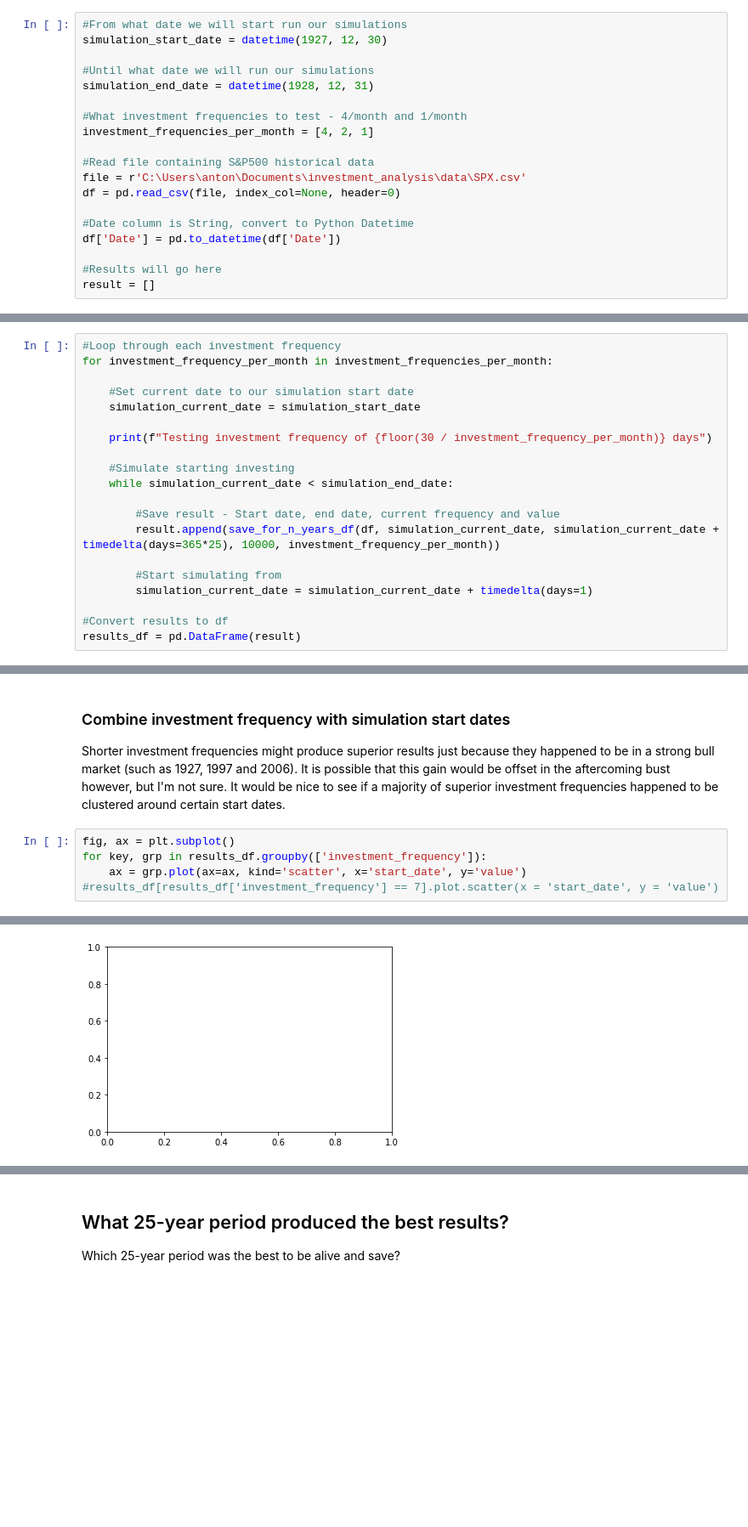
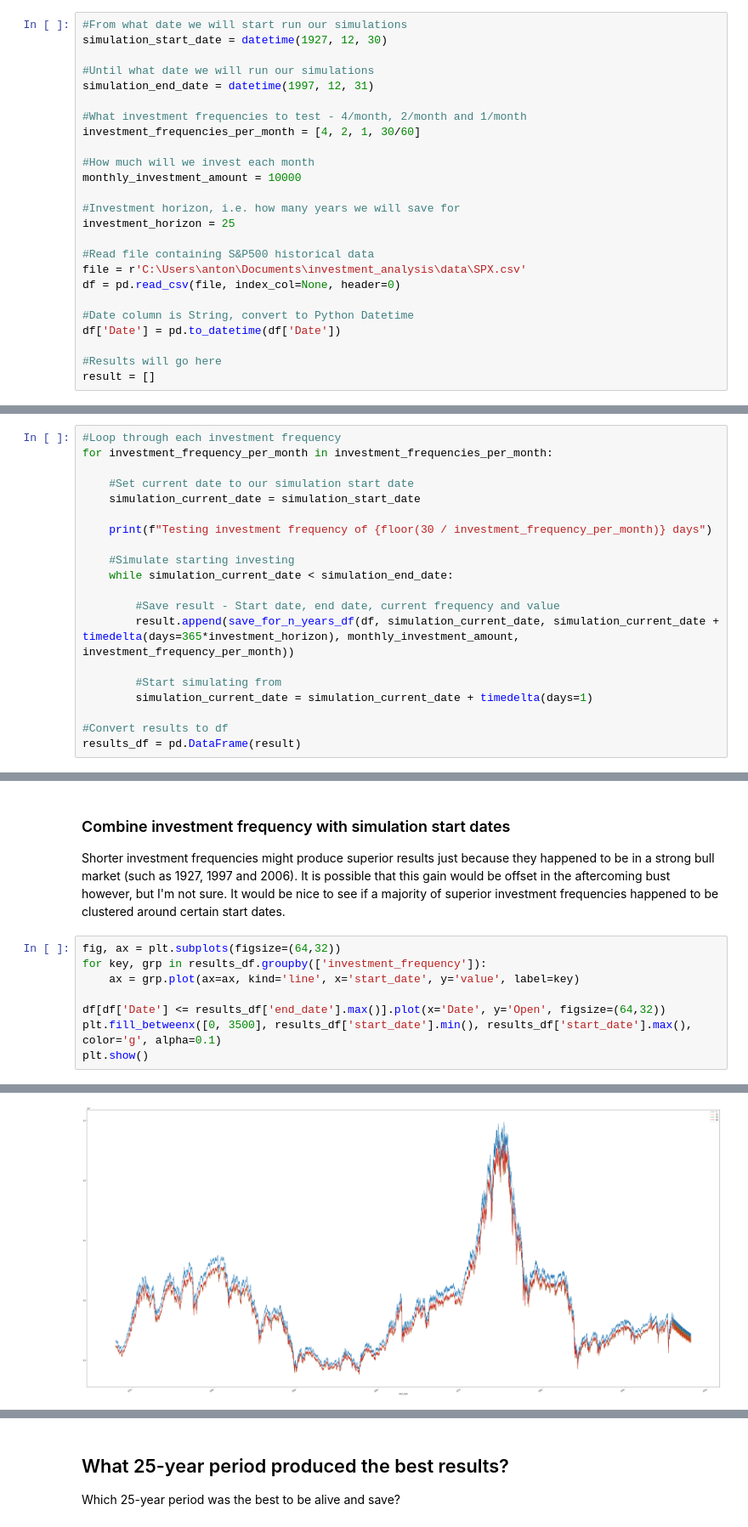
Before and after one commit to AcollaMolla/investment-analysis, a Jupyter notebook: sp500-dca-analysis.ipynb, the cells around one changed output, grey strips where cells are left out. Shown: that part at 85% size. Drawn from its saved outputs; the diff is of its cells as text; blank space fills up the shorter version.

Commit message:
[main] Plot graph showing S&P500 result

```diff
--- a/sp500-dca-analysis.ipynb
+++ b/sp500-dca-analysis.ipynb
@@ -25,10 +25,16 @@ def save_for_n_years_df(df, start_date, end_date, dca_monthly_investment_amount,
 simulation_start_date = datetime(1927, 12, 30)
 
 #Until what date we will run our simulations
-simulation_end_date = datetime(1928, 12, 31)
+simulation_end_date = datetime(1997, 12, 31)
 
-#What investment frequencies to test - 4/month and 1/month
-investment_frequencies_per_month = [4, 2, 1]
+#What investment frequencies to test - 4/month, 2/month and 1/month
+investment_frequencies_per_month = [4, 2, 1, 30/60]
+
+#How much will we invest each month
+monthly_investment_amount = 10000
+
+#Investment horizon, i.e. how many years we will save for
+investment_horizon = 25
 
 #Read file containing S&P500 historical data
 file = r'C:\Users\anton\Documents\investment_analysis\data\SPX.csv'
@@ -54,7 +60,7 @@ for investment_frequency_per_month in investment_frequencies_per_month:
     while simulation_current_date < simulation_end_date:
 
         #Save result - Start date, end date, current frequency and value
-        result.append(save_for_n_years_df(df, simulation_current_date, simulation_current_date + timedelta(days=365*25), 10000, investment_frequency_per_month))
+        result.append(save_for_n_years_df(df, simulation_current_date, simulation_current_date + timedelta(days=365*investment_horizon), monthly_investment_amount, investment_frequency_per_month))
 
         #Start simulating from
         simulation_current_date = simulation_current_date + timedelta(days=1)
@@ -125,8 +132,11 @@ plt.fill_betweenx([0, height.max()], ci[0], ci[1], color='g', alpha=0.1)
 ### Combine investment frequency with simulation start dates
 <p>Shorter investment frequencies might produce superior results just because they happened to be in a strong bull market (such as 1927, 1997 and 2006). It is possible that this gain would be offset in the aftercoming bust however, but I'm not sure. It would be nice to see if a majority of superior investment frequencies happened to be clustered around certain start dates.</p>
 # %%
-fig, ax = plt.subplot()
+fig, ax = plt.subplots(figsize=(64,32))
 for key, grp in results_df.groupby(['investment_frequency']):
-    ax = grp.plot(ax=ax, kind='scatter', x='start_date', y='value')
-#results_df[results_df['investment_frequency'] == 7].plot.scatter(x = 'start_date', y = 'value')
+    ax = grp.plot(ax=ax, kind='line', x='start_date', y='value', label=key)
+
+df[df['Date'] <= results_df['end_date'].max()].plot(x='Date', y='Open', figsize=(64,32))
+plt.fill_betweenx([0, 3500], results_df['start_date'].min(), results_df['start_date'].max(), color='g', alpha=0.1)
+plt.show()
 # %% [output]
@@ -134 +143 @@ TypeError: cannot unpack non-iterable AxesSubplot object
-[figure, old version]
+[figure, new version]
```
Also changed, not shown: parts of 5 cells of this notebook.
